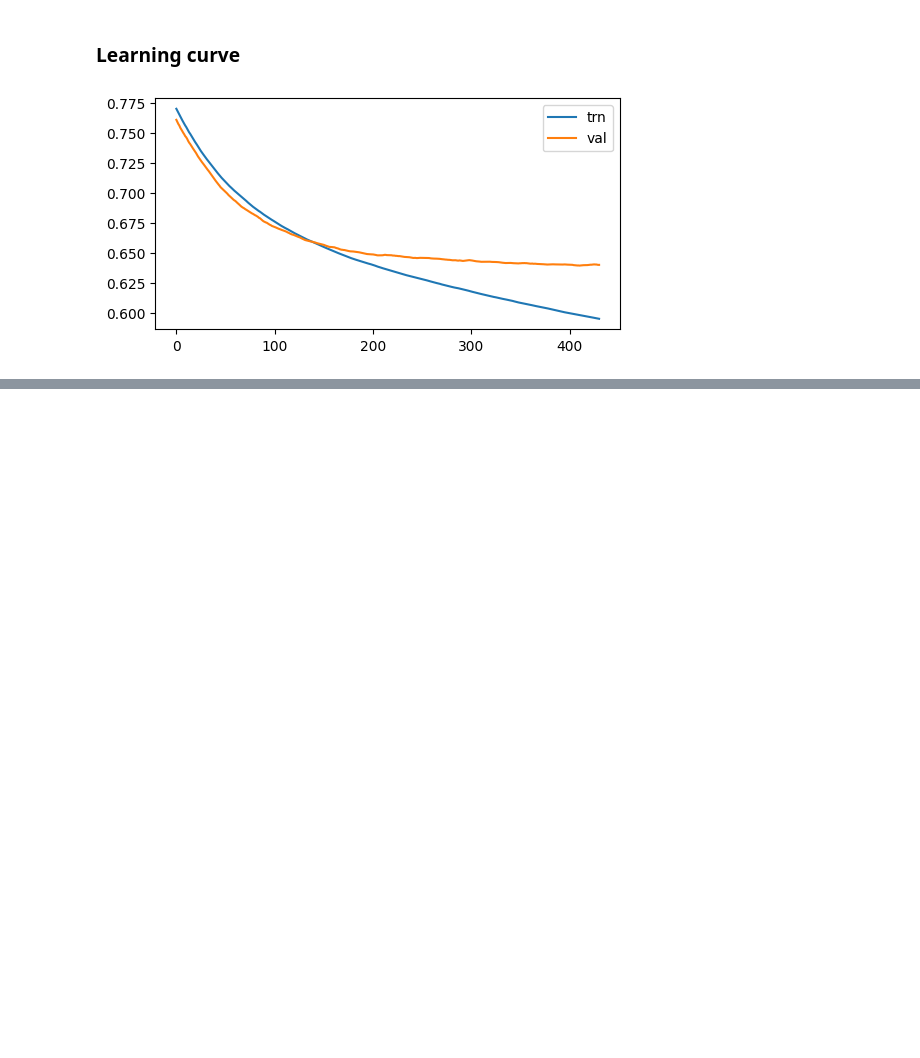
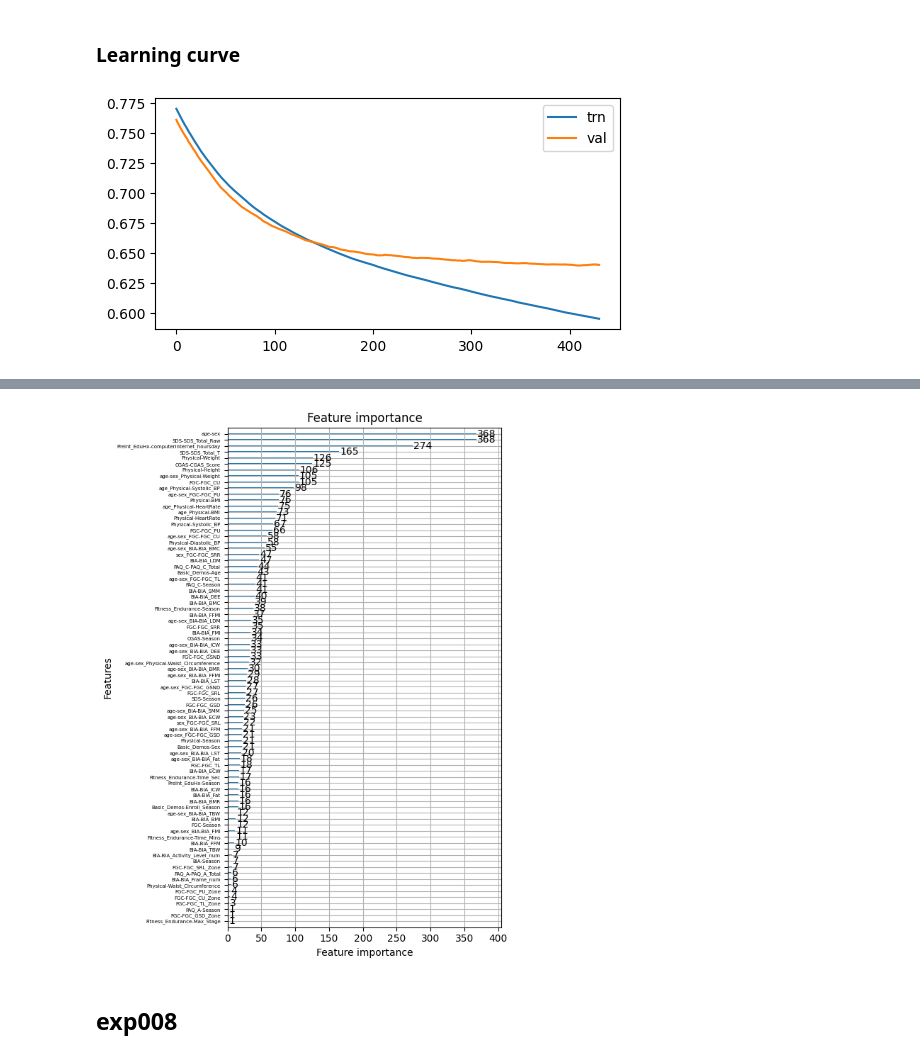
Before and after one commit to maekou-AI/cmi_piu, a Jupyter notebook: notebook/model_evaluation.ipynb, the cells around one changed output, grey strips where cells are left out. Drawn from its saved outputs; the diff is of its cells as text; code cells hidden in the pictures; blank space fills up the shorter version.

```diff
--- a/notebook/model_evaluation.ipynb
+++ b/notebook/model_evaluation.ipynb
@@ -174,0 +195,2 @@ plt.show()
+# %%
+booster = lgb.Booster(model_file="/kaggle/temp/exp007_lgb_feature_normalized/booster.0.txt")
@@ -174,0 +212,9 @@ plt.show()
+# %%
+ax = lgb.plot_importance(booster, figsize=(6, 8))
+ax.set_yticklabels(ax.get_yticklabels(), fontsize=5)
+plt.tight_layout()
+plt.show()
+# %% [output]
+[figure, added]
+# %% [markdown]
+## exp008
```
Also changed, not shown: parts of 12 cells of this notebook, 2 other files.
